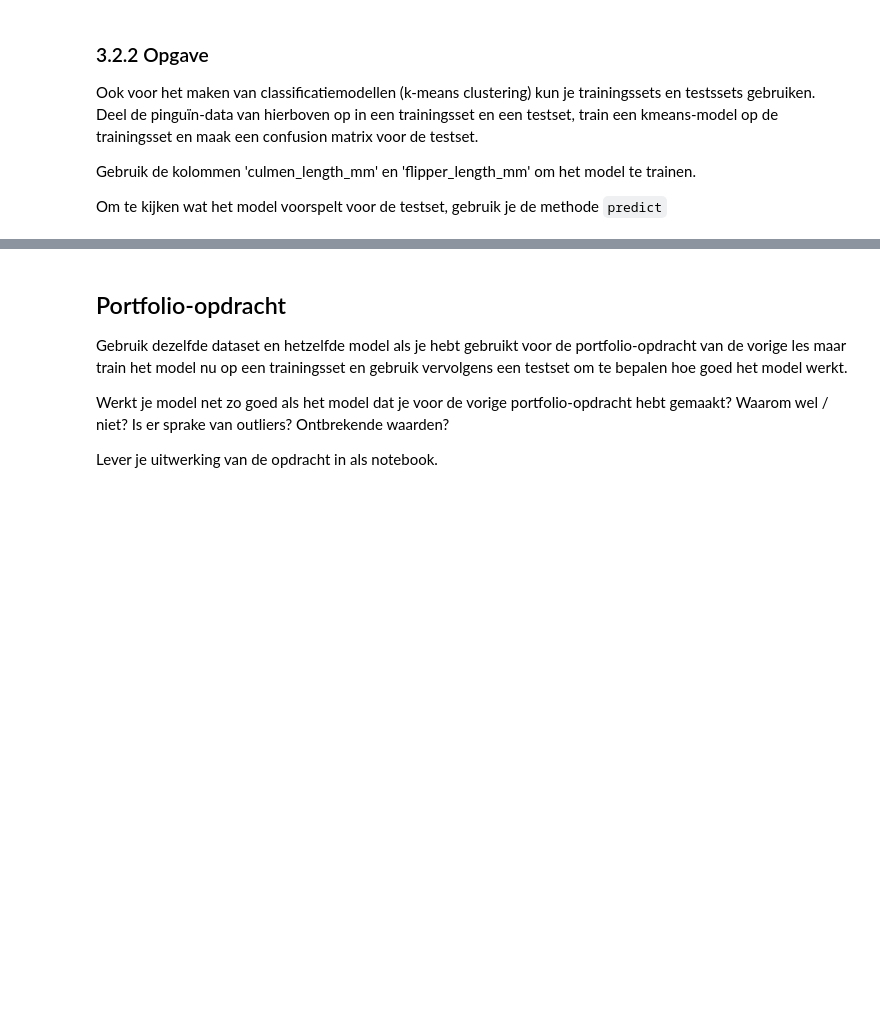
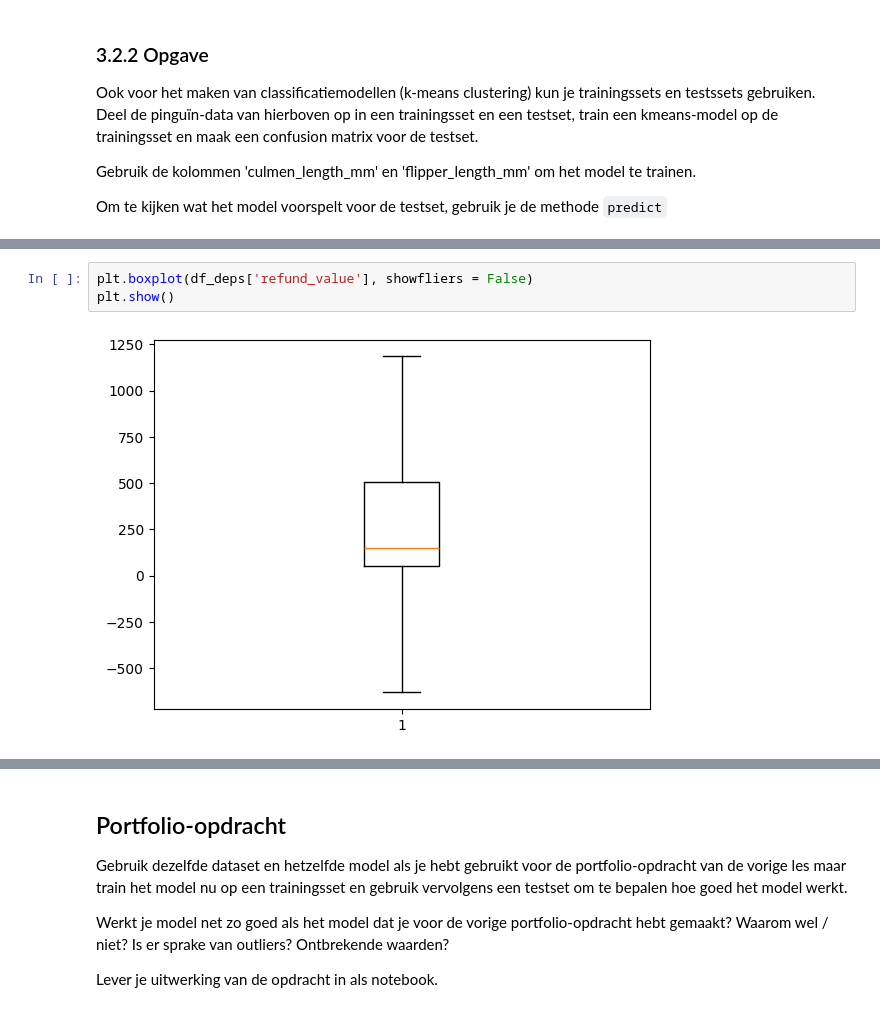
Before and after one commit to mcdejonge/cursus-beginnen-met-data-science, a Jupyter notebook: les_3_modellen_robuuster_maken.ipynb, the cells around one changed output, grey strips where cells are left out. Drawn from its saved outputs; the diff is of its cells as text; blank space fills up the shorter version.

```diff
--- a/les_3_modellen_robuuster_maken.ipynb
+++ b/les_3_modellen_robuuster_maken.ipynb
@@ -350,0 +376,5 @@ Om te kijken wat het model voorspelt voor de testset, gebruik je de methode `pre
+# %%
+plt.boxplot(df_deps['refund_value'], showfliers = False)
+plt.show()
+# %% [output]
+[figure, added]
```
Also changed, not shown: parts of 26 cells of this notebook, 1 other file.
